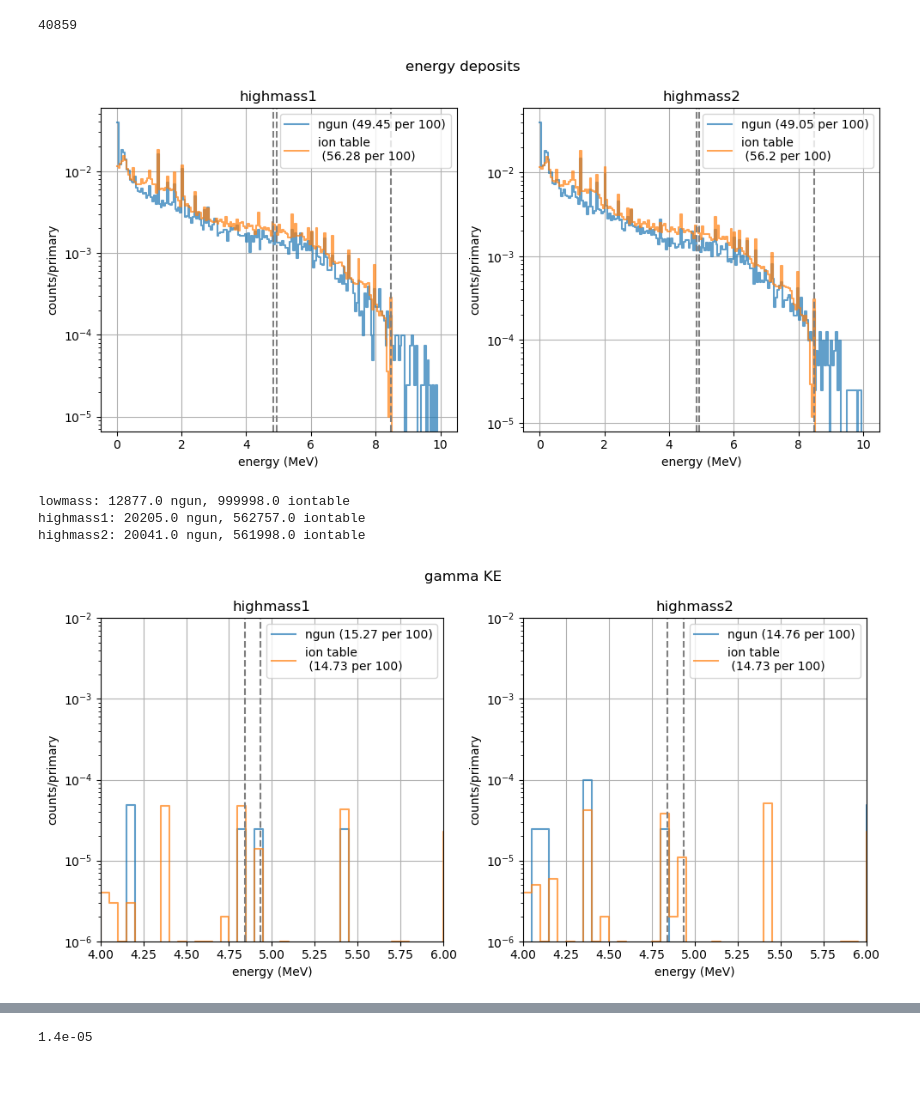
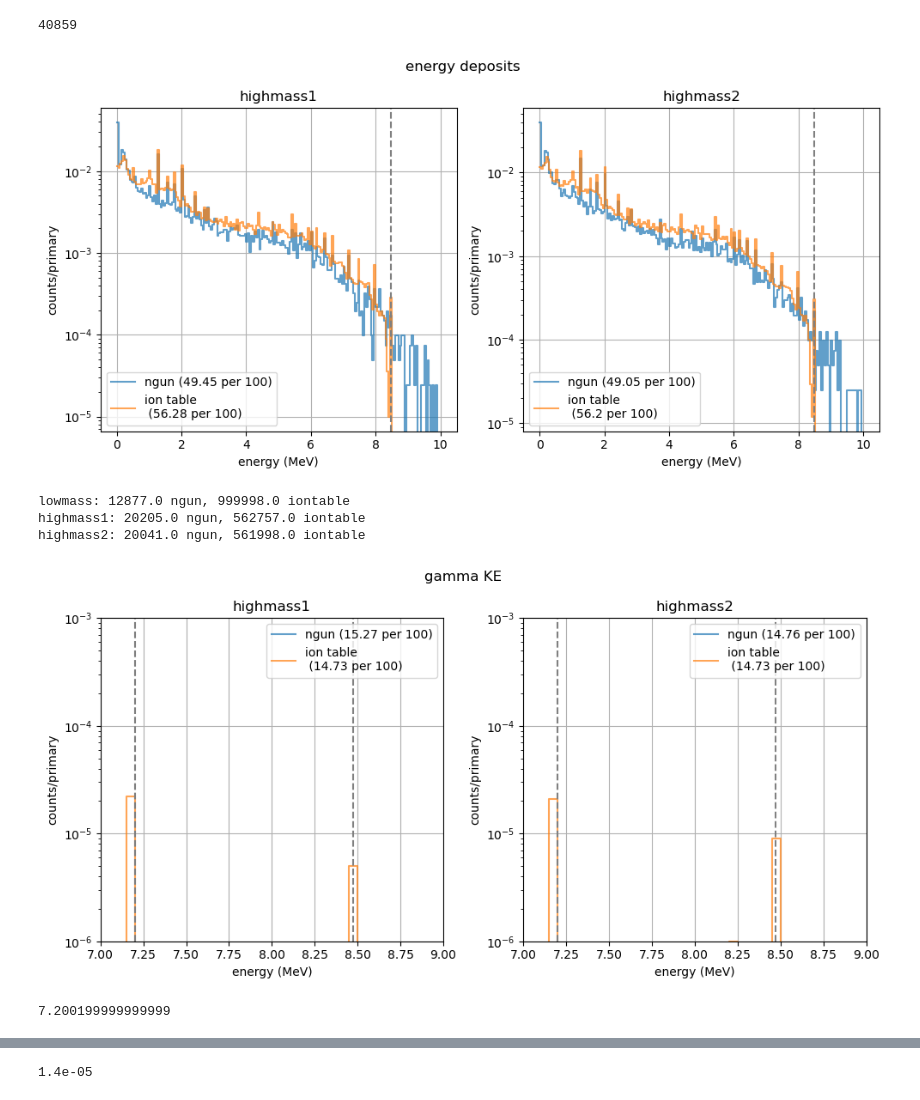
Before and after one commit to tamu-edu/doublecap, a Jupyter notebook: analysis/capture_validation.ipynb, the cells around one changed output, grey strips where cells are left out. Cells and saved outputs as stored; diff of their text form; code cells hidden in the pictures.

```diff
--- a/analysis/capture_validation.ipynb
+++ b/analysis/capture_validation.ipynb
@@ -197,15 +197,15 @@ for ax, det in zip(axs, ('highmass1', 'highmass2')):
     ax.step(Ebins, iontable_cts[det]/Niontable, where = 'post', label = f'ion table\n ({iontable_rate*100:.4g} per 100)', alpha = 0.7)
 
     ax.axvline(8.4736, linestyle = '--', color = 'gray')
-    ax.axvline(4.84034, linestyle = '--', color = 'gray')
-    ax.axvline(4.9344, linestyle = '--', color = 'gray')
+    #ax.axvline(4.84034, linestyle = '--', color = 'gray')
+    #ax.axvline(4.9344, linestyle = '--', color = 'gray')
 
     ax.legend()
     #ax.axis((4, 6, 1e-3, 1e-2))
 
 fig.tight_layout()
 # %% [output]
-[figure, old version]
+[figure, new version]
 # %%
 for det in detectors:
     print(f'{det}: {ngun_cts[det].sum()} ngun, {iontable_cts[det].sum()} iontable')
@@ -216,35 +216,41 @@ highmass2: 20041.0 ngun, 561998.0 iontable
 # %%
 fig, axs = plt.subplots(nrows = 1, ncols = 2, figsize = (10,5))
 fig.suptitle('gamma KE')
 for ax, det in zip(axs, ('highmass1', 'highmass2')):
     ax.grid()
     if logbins:
         ax.loglog()
     else:
         ax.semilogy()
 
     ngun_rate = ngungam_cts[det].sum()/numcaps
     iontable_rate = iontablegam_cts[det].sum()/Niontable
 
     ax.set_title(det)
     ax.set_xlabel('energy (MeV)')
     ax.set_ylabel('counts/primary')
 
     ax.step(Ebins, ngungam_cts[det]/numcaps, where = 'post', label = f'ngun ({ngun_rate*100:.4g} per 100)', alpha = 0.7)
 
     ax.step(Ebins, iontablegam_cts[det]/Niontable, where = 'post', label = f'ion table\n ({iontable_rate*100:.4g} per 100)', alpha = 0.7)
 
     ax.axvline(8.4736, linestyle = '--', color = 'gray')
     ax.axvline(4.84034, linestyle = '--', color = 'gray')
     ax.axvline(4.9344, linestyle = '--', color = 'gray')
+    ax.axvline(8.4736 - 1.2734, linestyle = '--', color = 'gray')
+
 
     ax.legend()
-    #ax.axis((7, 9, 1e-6, 1e-2))
-    ax.axis((4, 6, 1e-6, 1e-2))
+    ax.axis((7, 9, 1e-6, 1e-3))
+    #ax.axis((4, 6, 1e-6, 1e-3))
 
 fig.tight_layout()
 # %% [output]
-[figure, old version]
+[figure, new version]
+# %%
+8.4736 - 1.2734
+# %% [output]
+7.200199999999999
 # %%
 
 lines, heights = np.array([
```
Also changed, not shown: parts of 3 cells of this notebook.
